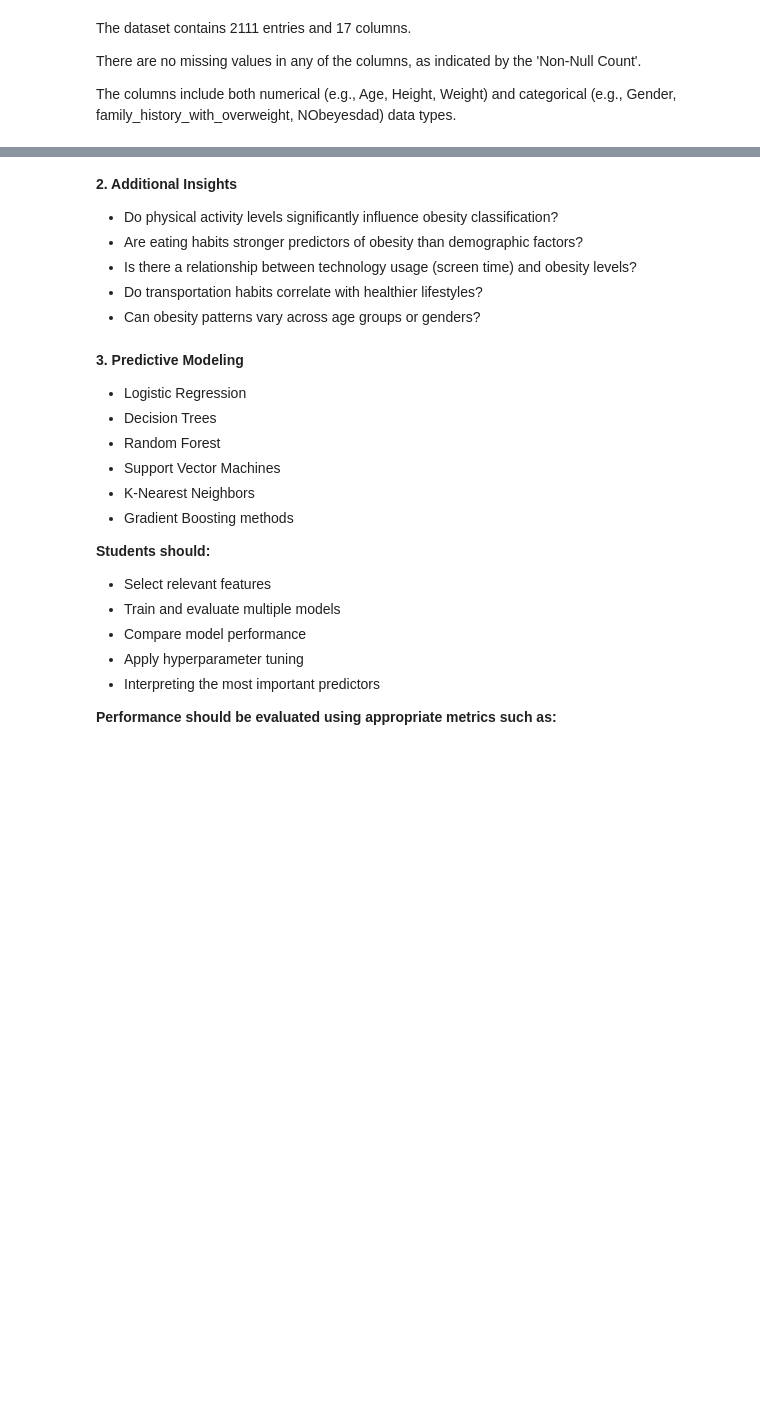
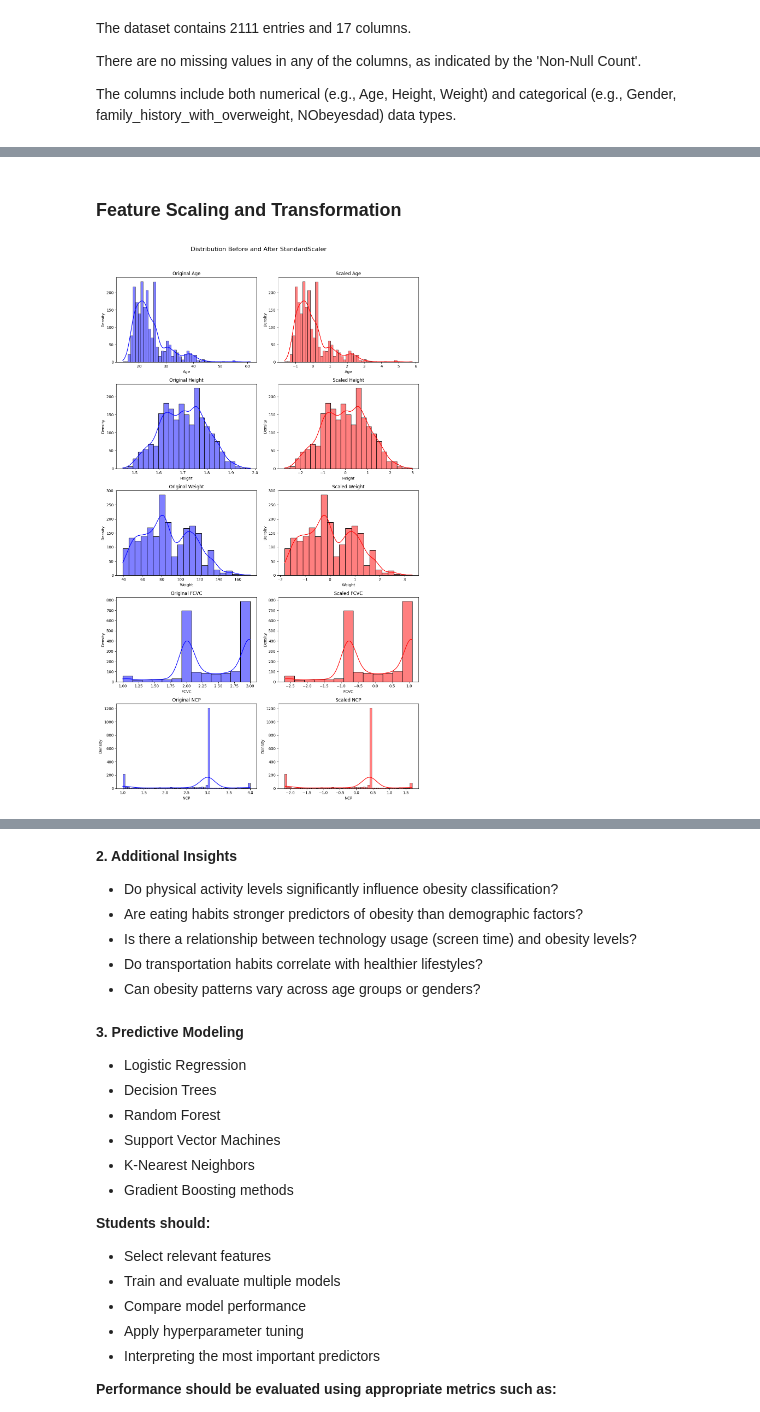
Before and after one commit to MInesGomes/DataScienceObesityLevels, a Jupyter notebook: DSGroup2.ipynb, the cells around one changed output, grey strips where cells are left out. Drawn from its saved outputs; the diff is of its cells as text; code cells hidden in the pictures; blank space fills up the shorter version.

Commit message:
1. Preprocessing and Exploratory Data Analysis (EDA) 1.1. Handling missing values and inconsistencies ( Done) 1.2. Encoding categorical variables (Done) 1.3. Feature scaling and transformation

```diff
--- a/DSGroup2.ipynb
+++ b/DSGroup2.ipynb
@@ -61,0 +93,10 @@ First 5 rows of the dataset:
+# %%
+# Encoding binary categorical columns
+df['Gender'] = df['Gender'].map({'Female': 0, 'Male': 1})
+df['family_history_with_overweight'] = df['family_history_with_overweight'].map({'no': 0, 'yes': 1})
+df['FAVC'] = df['FAVC'].map({'no': 0, 'yes': 1})
+df['SMOKE'] = df['SMOKE'].map({'no': 0, 'yes': 1})
+df['SCC'] = df['SCC'].map({'no': 0, 'yes': 1})
+
+print("DataFrame after encoding binary columns:")
+display(df.head())
@@ -61,0 +111,7 @@ First 5 rows of the dataset:
+# %%
+# One-hot encoding for multi-category nominal features
+nominal_cols = ['CAEC', 'CALC', 'MTRANS']
+df = pd.get_dummies(df, columns=nominal_cols, drop_first=True)
+
+print("\nDataFrame after one-hot encoding:")
+display(df.head())
@@ -61,0 +173,45 @@ First 5 rows of the dataset:
+# %% [markdown]
+### Feature Scaling and Transformation
+# %%
+import matplotlib.pyplot as plt
+import seaborn as sns
+# import pandas as pd
+
+# Reload the original dataset to have an unscaled version for comparison
+# github_url = 'https://raw.githubusercontent.com/MInesGomes/DataScienceObesityLevels/main/ObesityDataSet_raw_and_data_sinthetic.csv'
+# df_original = pd.read_csv(github_url)
+
+# Encode binary and one-hot encode nominal columns in df_original for consistency with df's structure before scaling
+# df_original['Gender'] = df_original['Gender'].map({'Female': 0, 'Male': 1})
+# df_original['family_history_with_overweight'] = df_original['family_history_with_overweight'].map({'no': 0, 'yes': 1})
+# df_original['FAVC'] = df_original['FAVC'].map({'no': 0, 'yes': 1})
+# df_original['SMOKE'] = df_original['SMOKE'].map({'no': 0, 'yes': 1})
+# df_original['SCC'] = df_original['SCC'].map({'no': 0, 'yes': 1})
+
+# nominal_cols = ['CAEC', 'CALC', 'MTRANS']
+# df_original = pd.get_dummies(df_original, columns=nominal_cols, drop_first=True)
+
+# Select a few numerical columns for visualization
+columns_to_plot = ['Age', 'Height', 'Weight', 'FCVC', 'NCP']
+
+# Create subplots for comparison
+fig, axes = plt.subplots(len(columns_to_plot), 2, figsize=(12, 4 * len(columns_to_plot)))
+fig.suptitle('Distribution Before and After StandardScaler', fontsize=16, y=1.02)
+
+for i, col in enumerate(columns_to_plot):
+    # Plot original distribution
+    sns.histplot(df_original[col], kde=True, ax=axes[i, 0], color='blue')
+    axes[i, 0].set_title(f'Original {col}')
+    axes[i, 0].set_xlabel(col)
+    axes[i, 0].set_ylabel('Density')
+
+    # Plot scaled distribution
+    sns.histplot(df[col], kde=True, ax=axes[i, 1], color='red')
+    axes[i, 1].set_title(f'Scaled {col}')
+    axes[i, 1].set_xlabel(col)
+    axes[i, 1].set_ylabel('Density')
+
+plt.tight_layout()
+plt.show()
+# %% [output]
+[figure, added]
```
Also changed, not shown: parts of 11 cells of this notebook.
